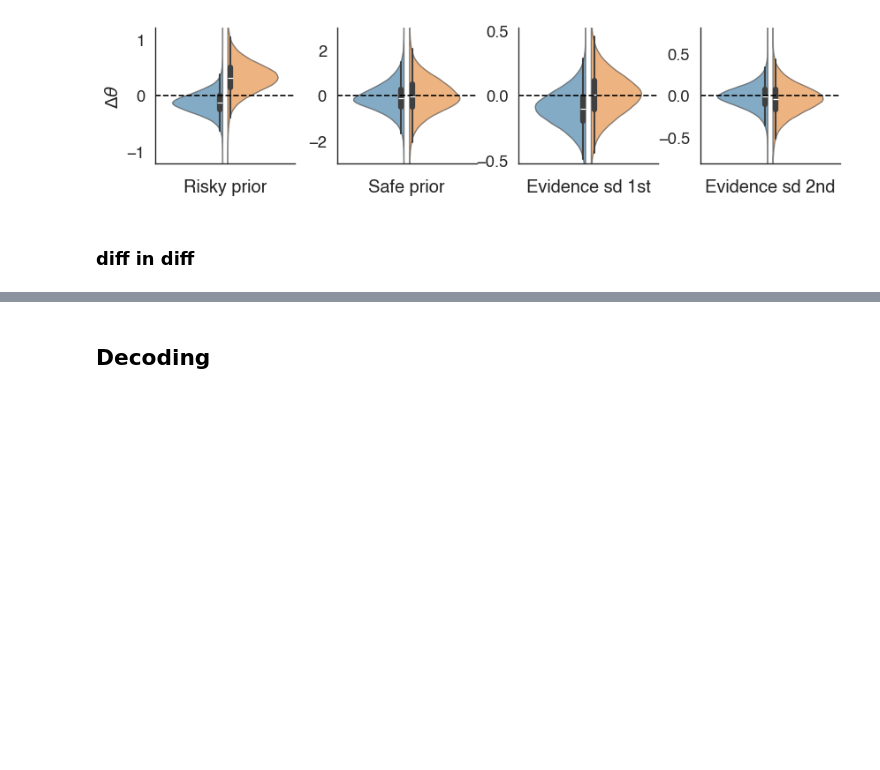
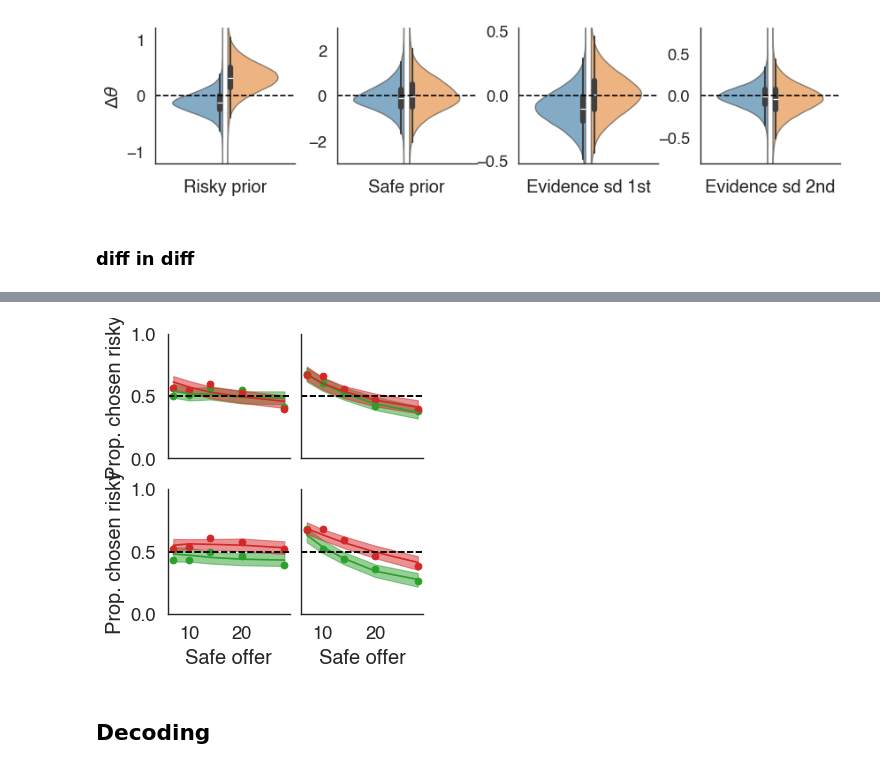
Before and after one commit to Gilles86/stress_risk, a Jupyter notebook: stress_risk/plots_for_paper/paper_fig_2.ipynb, the cells around one changed output, grey strips where cells are left out. Cells and saved outputs as stored; diff of their text form; code cells hidden in the pictures; blank space fills up the shorter version.

```diff
--- a/stress_risk/plots_for_paper/paper_fig_2.ipynb
+++ b/stress_risk/plots_for_paper/paper_fig_2.ipynb
@@ -308,0 +332,15 @@ plt.savefig(op.join(plot_folder_path, f'NLC-post_diffindiff_dist.pdf'), bbox_inc
+# %%
+## posterior predictive check
+from stress_risk.behavior.utils import build_model,format_bambi_ppc #, plot_ppc
+import arviz as az
+
+model_label = '1'
+model = build_model(model_label, df)
+model.build_estimation_model()
+
+traces= az.from_netcdf(op.join(bids_folder, 'derivatives', 'cogmodels', f'model-1_trace.netcdf'))
+# %%
+from stress_risk.behavior.utils import plot_ppc
+
+ppc = model.ppc(trace=traces.sel(draw=slice(None, None, 10)), data=df)
+ppc.loc[ppc.index.get_level_values('risky_first')] = 1 - ppc.loc[ppc.index.get_level_values('risky_first')]
@@ -309,3 +350,19 @@ plt.savefig(op.join(plot_folder_path, f'NLC-post_diffindiff_dist.pdf'), bbox_inc
+# %%
+fac = plot_ppc(df, ppc, level='group', plot_type=6, var_name='ll_bernoulli', col_wrap=5)
+
+fac.fig.set_size_inches(3.5,3.5)
+for legend in fac.fig.legends:
+    legend.remove()
+
+fac.axes[0,0].set(ylabel='Prop. chosen risky', yticks=[0,0.5,1],title='')
+fac.axes[1,0].set(ylabel='Prop. chosen risky', yticks=[0,0.5,1],title='')
+fac.axes[0,1].set(title='')
+fac.axes[1,1].set(title='')
+#fac.fig.subplots_adjust(hspace = 0.5) # adjust horizontal space between axes
+
+plt.savefig(op.join(plot_folder_path, f'NLC-ppc_.pdf'), bbox_inches='tight')
+# %% [output]
+[figure, added]
 # %% [markdown]
 ## Decoding
 # %%
```
Also changed, not shown: parts of 15 cells of this notebook, 7 other files.
